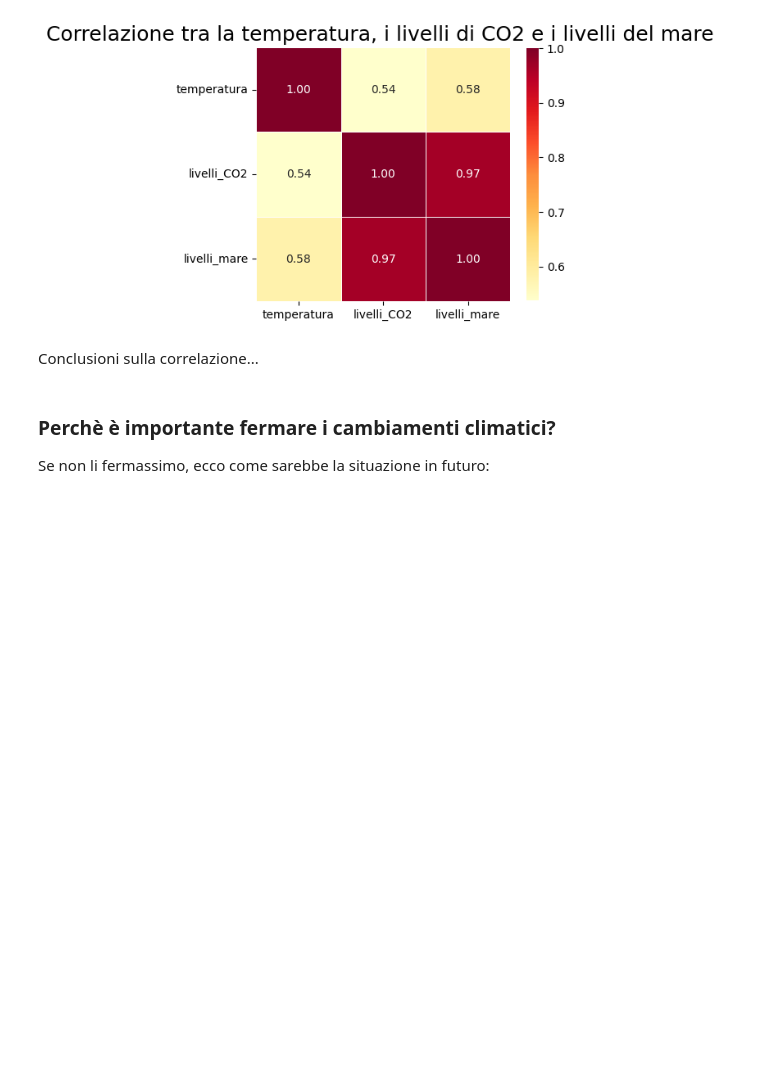
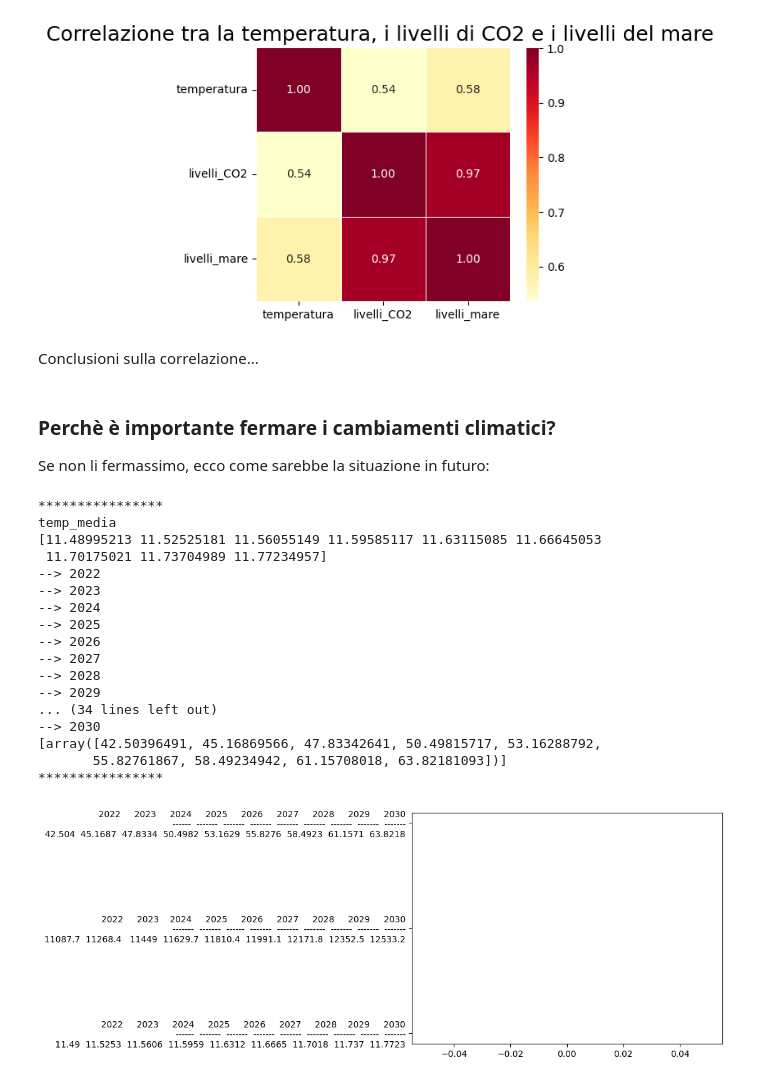
Before and after one commit to ElenaCurti/big-data, a Jupyter notebook: Attivita_03_DataAnalytics/file.ipynb, the cells around one changed output. Cells and saved outputs as stored; diff of their text form; code cells hidden in the pictures; blank space fills up the shorter version.

Commit message:
attivita 3: iniziato prediction

```diff
--- a/Attivita_03_DataAnalytics/file.ipynb
+++ b/Attivita_03_DataAnalytics/file.ipynb
@@ -558,3 +539,62 @@ Conclusioni sulla correlazione...
 # %% [markdown]
 ### Perchè è importante fermare i cambiamenti climatici?
 Se non li fermassimo, ecco come sarebbe la situazione in futuro:
+# %%
+import numpy as np
+from sklearn import linear_model
+from tabulate import tabulate
+from IPython.display import Markdown
+
+# Calcolo la temperatura media globale per ogni anno
+df_temp_media = get_df_temp_media_globale_per_anno()
+
+# Unisco i tre dataframe e cambio i nomi delle colonne
+df_prediction = df_temp_media.merge(df_co2, left_index=True, right_index=True).merge(df_sea, left_index=True, right_index=True)
+
+def predict_column(column_name):
+    valori_colonna = np.array(df_prediction[column_name])
+    year_index =  np.array(df_prediction.index)
+    future_years = np.arange(2022, 2031, 1)
+
+    line = linear_model.LinearRegression()
+    line.fit(year_index.reshape(-1,1), valori_colonna)
+
+    line_predicted = line.predict(future_years.reshape(-1,1))
+    print(line_predicted)
+
+    # ARRIVATA QUI -> VEDI https://datatofish.com/numpy-array-to-pandas-dataframe/
+    df_predicted = pd.DataFrame()
+
+    headers = map(str, future_years)
+    data_predicted = np.array_split(line_predicted.astype(float), 1)
+    table = tabulate(data_predicted, headers)
+    plt.plot(table)
+    for i in future_years:
+        print("-->", i)
+    print(data_predicted)
+
+
+for colonna in df_prediction.columns:
+    print("****************")
+    print(colonna)
+    predict_column(colonna)
+    print("****************")
+# %% [output]
+****************
+temp_media
+[11.48995213 11.52525181 11.56055149 11.59585117 11.63115085 11.66645053
+ 11.70175021 11.73704989 11.77234957]
+--> 2022
+--> 2023
+--> 2024
+--> 2025
+--> 2026
+--> 2027
+--> 2028
+--> 2029
+... (34 lines left out)
+--> 2030
+[array([42.50396491, 45.16869566, 47.83342641, 50.49815717, 53.16288792,
+       55.82761867, 58.49234942, 61.15708018, 63.82181093])]
+****************
+[figure, added]
```
Also changed, not shown: parts of 1 cell of this notebook, 1 other file.
